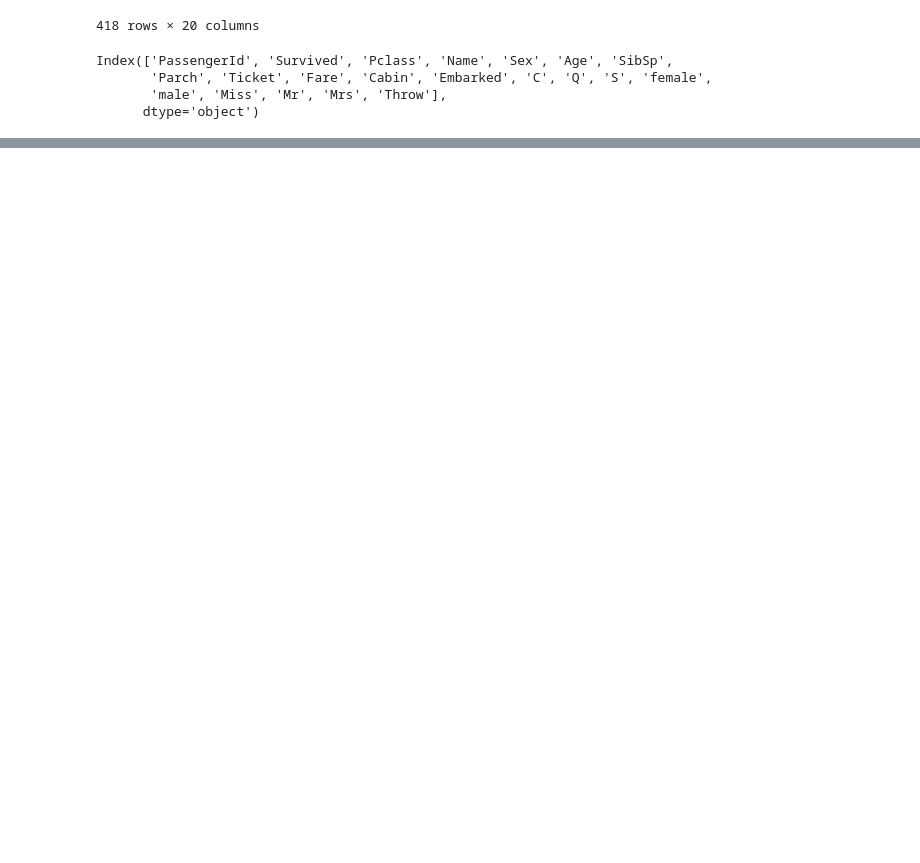
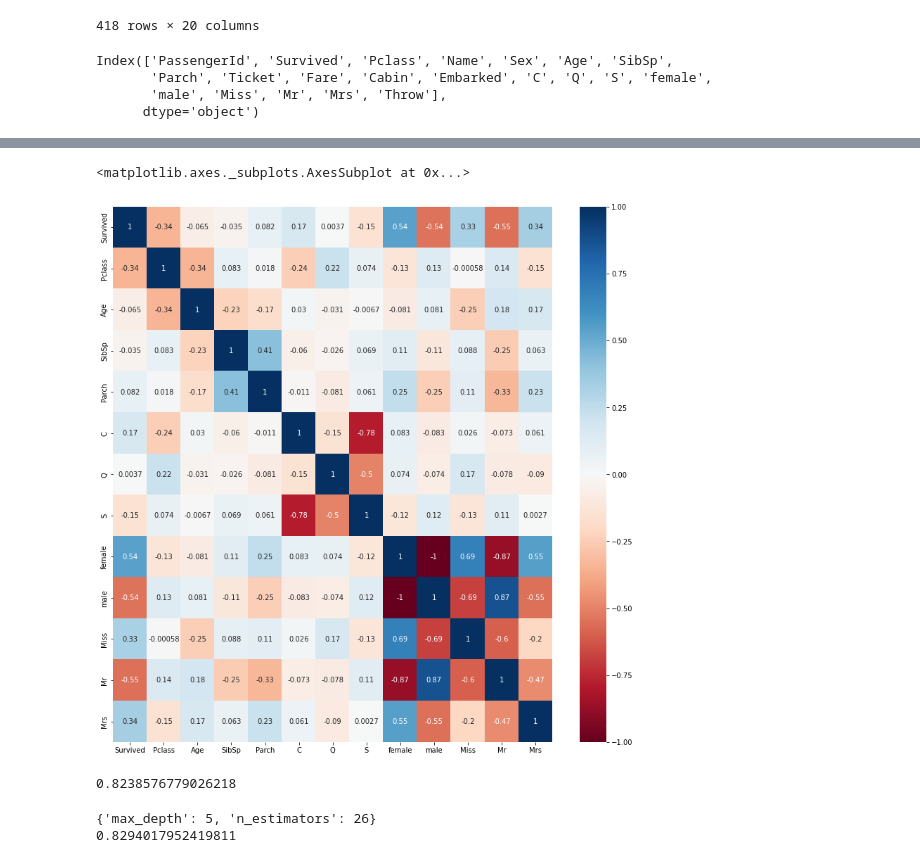
Before and after one commit to wangpouwei/Paul, a Jupyter notebook: titanic.ipynb, the cells around one changed output, grey strips where cells are left out. Drawn from its saved outputs; the diff is of its cells as text; code cells hidden in the pictures; blank space fills up the shorter version.

```diff
--- a/titanic.ipynb
+++ b/titanic.ipynb
@@ -259,0 +288,33 @@ testdf
+# %%
+import matplotlib.pyplot as plt
+import seaborn as sns
+#.show()
+%matplotlib inline
+plt.figure(figsize=(14,14))
+sns.heatmap(traindf.corr(), annot=True, cmap="RdBu")
+# %% [output]
+<matplotlib.axes._subplots.AxesSubplot at 0x...>
+[figure, added]
+# %%
+from sklearn.ensemble import RandomForestClassifier
+from sklearn.model_selection import cross_val_score
+import numpy as np
+trainx = traindf.drop(["Survived"], axis=1)
+trainy = traindf["Survived"]
+clf = RandomForestClassifier(max_depth=7, n_estimators=27)
+np.average(cross_val_score(clf, trainx, trainy, cv=10))
+#n_estimators
+# %% [output]
+0.8238576779026218
+# %%
+from sklearn.model_selection import GridSearchCV
+p ={"max_depth" : range(5,11),
+    "n_estimators" : range(20, 30)}
+clf = RandomForestClassifier()
+s = GridSearchCV(clf, p ,cv=5)
+s.fit(trainx, trainy)
+print(s.best_params_)
+print(s.best_score_)
+# %% [output]
+{'max_depth': 5, 'n_estimators': 26}
+0.8294017952419811
```
Also changed, not shown: parts of 5 cells of this notebook.
